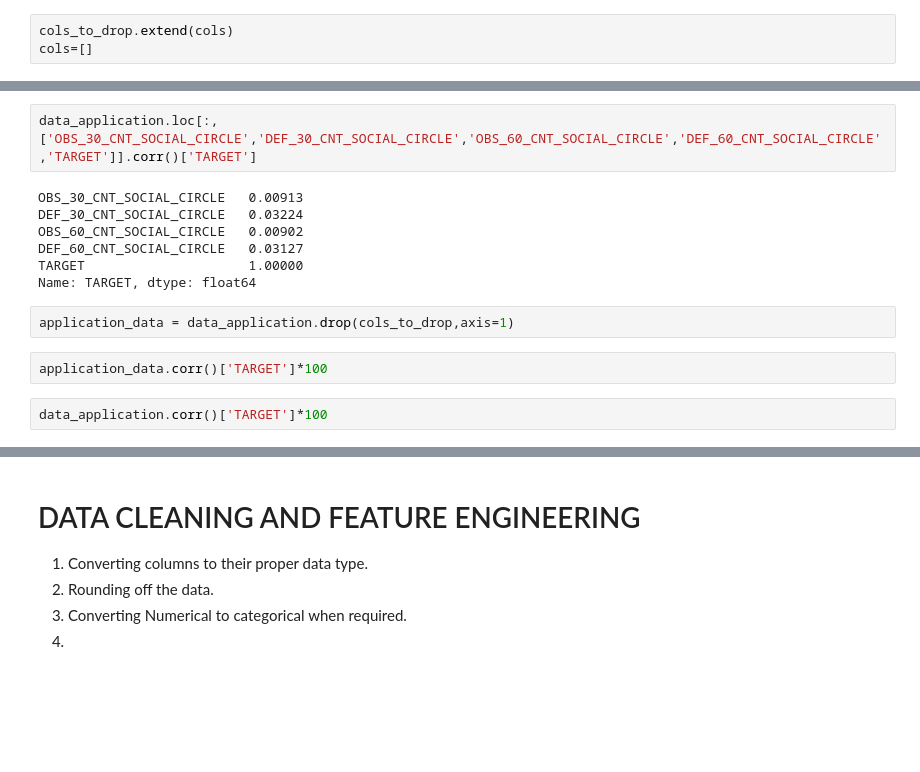
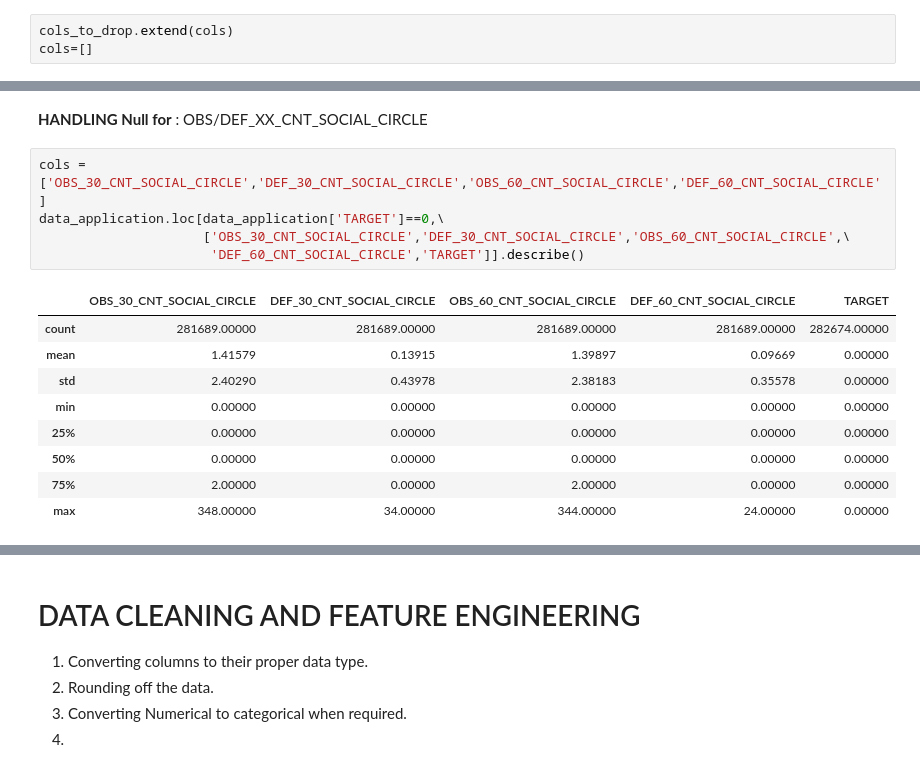
Before and after one commit to ani-kamavisdar/creditRiskAnalysis-EDA, a Jupyter notebook: Credit_EDA_Case_Study_PS_1.ipynb, the cells around one changed output, grey strips where cells are left out. Saved outputs shown, nothing was run; the diff lists cells and outputs as text; blank space fills up the shorter version.

```diff
--- a/Credit_EDA_Case_Study_PS_1.ipynb
+++ b/Credit_EDA_Case_Study_PS_1.ipynb
@@ -556,15 +515,17 @@ data_application.loc[:,\
-# %%
-data_application.loc[:,['OBS_30_CNT_SOCIAL_CIRCLE','DEF_30_CNT_SOCIAL_CIRCLE','OBS_60_CNT_SOCIAL_CIRCLE','DEF_60_CNT_SOCIAL_CIRCLE','TARGET']].corr()['TARGET']
-# %% [output]
-OBS_30_CNT_SOCIAL_CIRCLE   0.00913
-DEF_30_CNT_SOCIAL_CIRCLE   0.03224
-OBS_60_CNT_SOCIAL_CIRCLE   0.00902
-DEF_60_CNT_SOCIAL_CIRCLE   0.03127
-TARGET                     1.00000
-Name: TARGET, dtype: float64
-# %%
-application_data = data_application.drop(cols_to_drop,axis=1)
-# %%
-application_data.corr()['TARGET']*100
-# %%
-data_application.corr()['TARGET']*100
+# %% [markdown]
+**HANDLING Null for** : OBS/DEF_XX_CNT_SOCIAL_CIRCLE
+# %%
+cols = ['OBS_30_CNT_SOCIAL_CIRCLE','DEF_30_CNT_SOCIAL_CIRCLE','OBS_60_CNT_SOCIAL_CIRCLE','DEF_60_CNT_SOCIAL_CIRCLE']
+data_application.loc[data_application['TARGET']==0,\
+                     ['OBS_30_CNT_SOCIAL_CIRCLE','DEF_30_CNT_SOCIAL_CIRCLE','OBS_60_CNT_SOCIAL_CIRCLE',\
+                      'DEF_60_CNT_SOCIAL_CIRCLE','TARGET']].describe()
+# %% [output]
+|  | OBS_30_CNT_SOCIAL_CIRCLE | DEF_30_CNT_SOCIAL_CIRCLE | OBS_60_CNT_SOCIAL_CIRCLE | DEF_60_CNT_SOCIAL_CIRCLE | TARGET |
+| count | 281689.00000 | 281689.00000 | 281689.00000 | 281689.00000 | 282674.00000 |
+| mean | 1.41579 | 0.13915 | 1.39897 | 0.09669 | 0.00000 |
+| std | 2.40290 | 0.43978 | 2.38183 | 0.35578 | 0.00000 |
+| min | 0.00000 | 0.00000 | 0.00000 | 0.00000 | 0.00000 |
+| 25% | 0.00000 | 0.00000 | 0.00000 | 0.00000 | 0.00000 |
+| 50% | 0.00000 | 0.00000 | 0.00000 | 0.00000 | 0.00000 |
+| 75% | 2.00000 | 0.00000 | 2.00000 | 0.00000 | 0.00000 |
+| max | 348.00000 | 34.00000 | 344.00000 | 24.00000 | 0.00000 |
```
Also changed, not shown: parts of 58 cells of this notebook.
